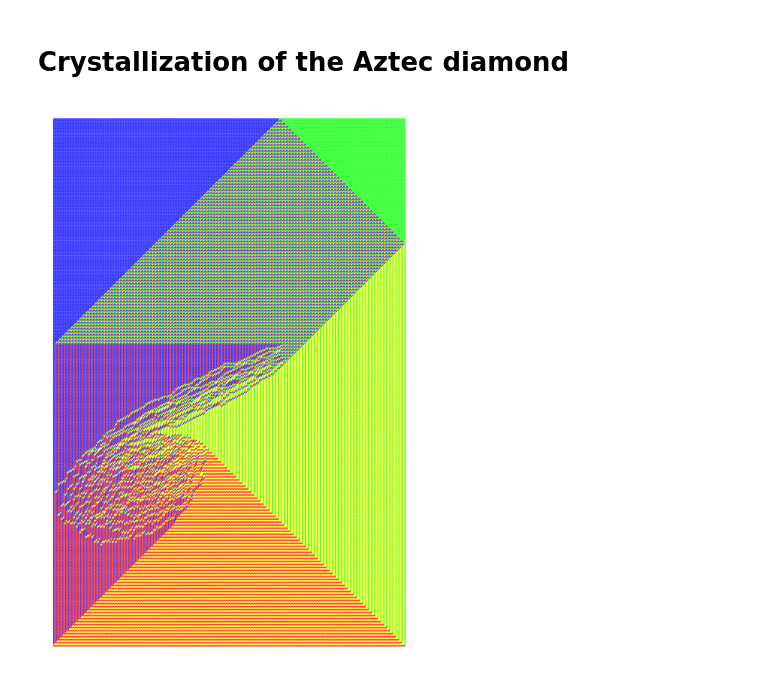
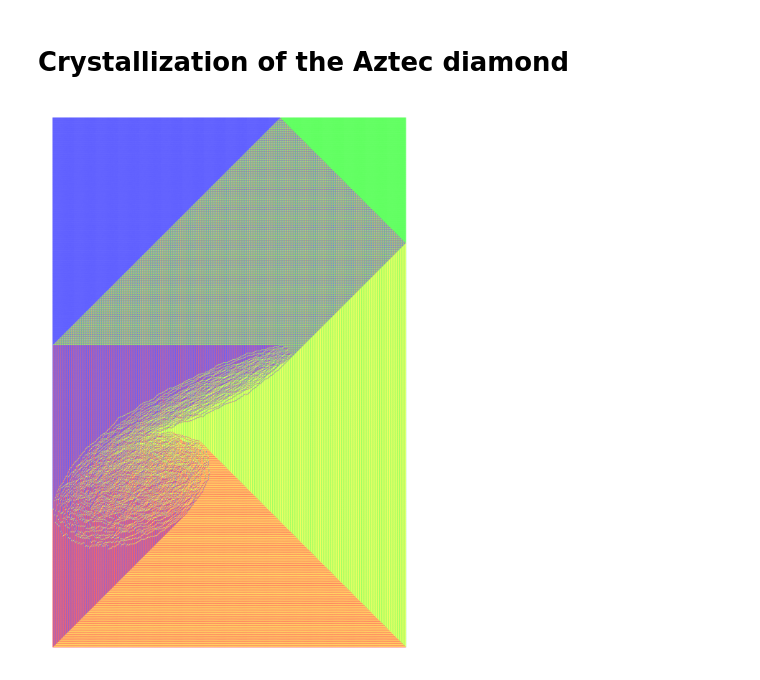
Before and after one commit to MaxvanHorssen/random-tilings, a Jupyter notebook: Advanced examples.ipynb, the cells around one changed output. Saved outputs shown, nothing was run; the diff lists cells and outputs as text; code cells hidden in the pictures.

```diff
--- a/Advanced examples.ipynb
+++ b/Advanced examples.ipynb
@@ -6,25 +6,28 @@ from numpy import pi,abs,sin
+# %%
+# Enable a more numerically stable implementation (experimental feature)
+RT.config.log_variant = True
 # %%
 def diff(theta,phi):
     return abs(sin((theta-phi)/2))
 
 alpha = 0.
 beta = pi/25
 gamma = 4*pi/5
 delta = 6*pi/5
 epsilon = 8*pi/5
 
 w = [[1+1j,diff(epsilon,gamma),diff(gamma,beta),diff(delta,gamma),diff(gamma,beta),diff(beta,gamma)],
 [diff(gamma,beta),diff(beta,epsilon),1+4*1j,diff(beta,delta),1+1j,1+4*1j],
 [diff(delta,gamma),diff(epsilon,delta),diff(delta,beta),1+1j,diff(delta,alpha),diff(alpha,delta)],
 [diff(gamma,alpha),diff(alpha,epsilon),diff(beta,alpha),diff(alpha,delta),1+4*1j,1+1j]]
 
-A = RT.Aztec(350,w)
+A = RT.Aztec(1000,w)
 A.shuffle()
 A.plot(orientation='square',color_scheme='tropical',dpi=200)
 
 ax = A.fig.axes[0]
 ax.set_aspect(3/2)
 ax.invert_xaxis()
 ax.invert_yaxis()
 # %% [output]
-[figure, old version]
+[figure, new version]
```
Also changed, not shown: parts of 1 cell of this notebook, 1 other file.
